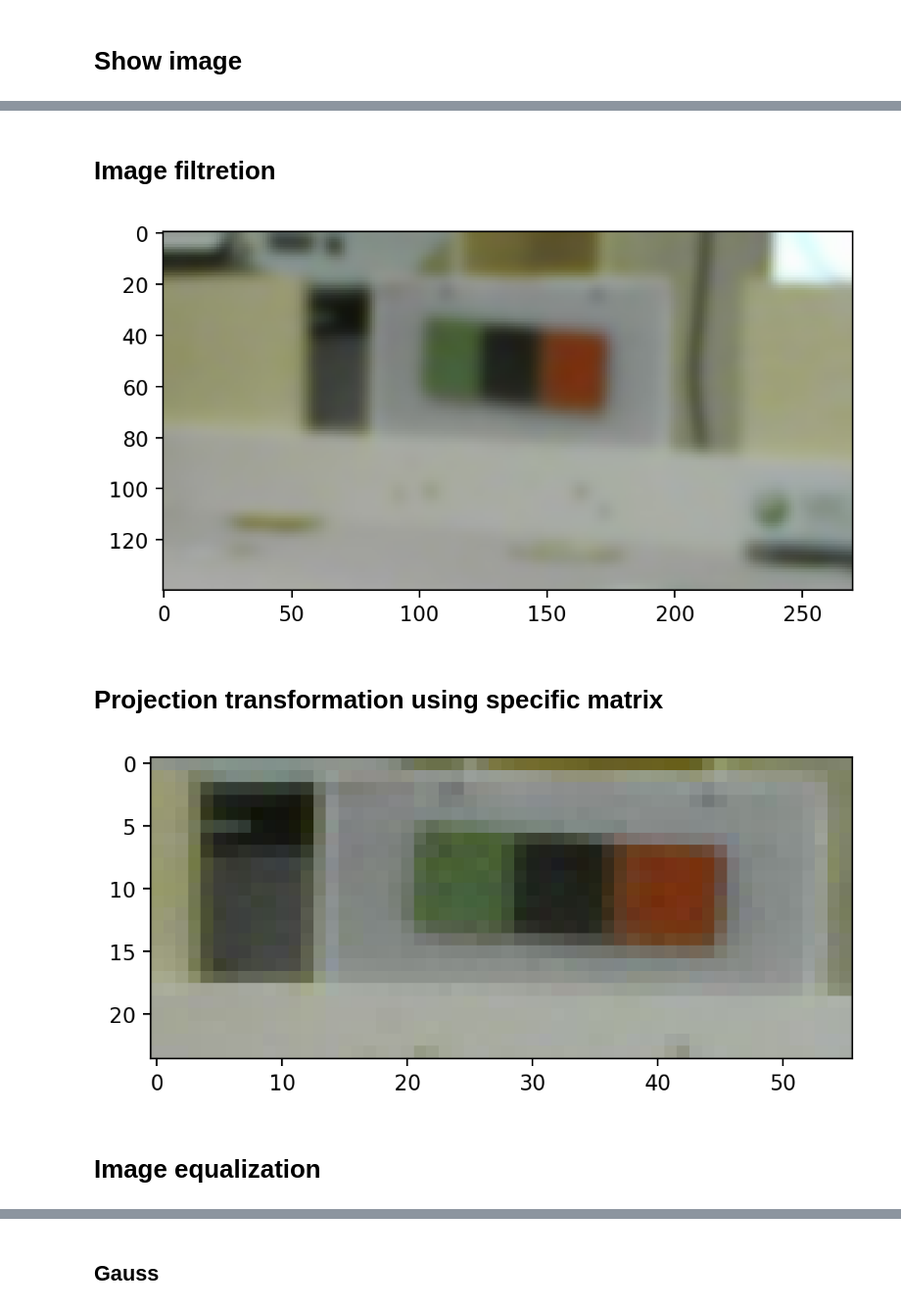
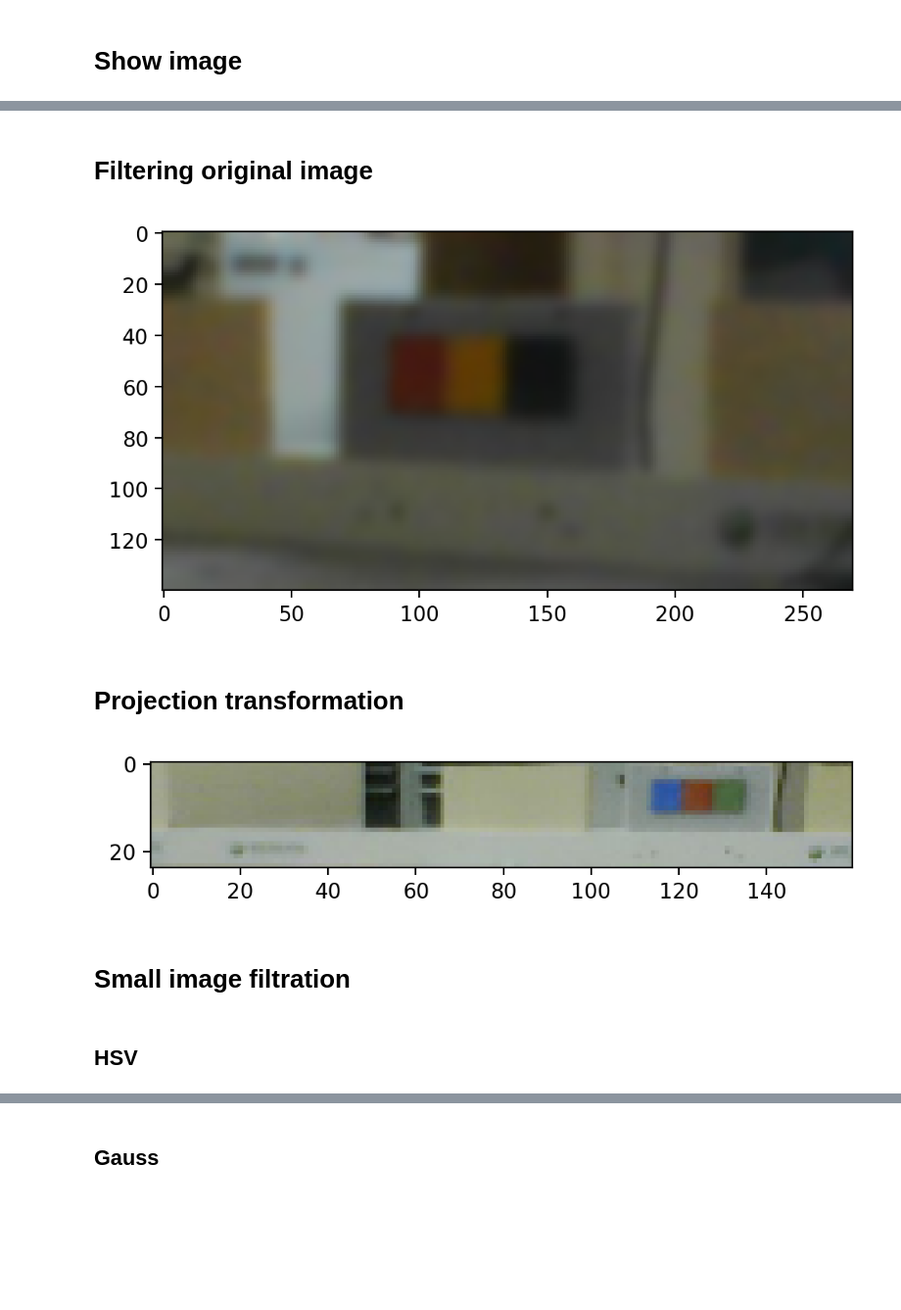
Before and after one commit to SkoltechRobotics/Eurobot2018, a Jupyter notebook: ComputerVision/CubeSequenceRecognition/PlanRecognition.ipynb, the cells around one changed output, grey strips where cells are left out. Shown at 98% size. Cells and saved outputs as stored; diff of their text form; code cells hidden in the pictures; blank space fills up the shorter version.

Commit message:
Add some filtretions

```diff
--- a/ComputerVision/CubeSequenceRecognition/PlanRecognition.ipynb
+++ b/ComputerVision/CubeSequenceRecognition/PlanRecognition.ipynb
@@ -64,7 +61,8 @@ ax.imshow(orig_colors_img)
 # %% [markdown]
 # Show image
 # %%
-img = cv2.cvtColor(cv2.imread("imgs/321_1.png"), cv2.COLOR_BGR2RGB)
+n_transformation = 1
+raw_img = cv2.cvtColor(cv2.imread("old_imgs/013.png"), cv2.COLOR_BGR2RGB)
 fig, ax = plt.subplots(1, 1, figsize=(6, 4), dpi=200)
-ax.imshow(img);
+ax.imshow(raw_img);
 # %% [output]
@@ -72,38 +70,37 @@ ax.imshow(img);
-# %% [markdown]
-# Image filtretion
+# %% [markdown]
+# Filtering original image
 # %%
-img_small_1 = img[460:600, 730:1000]
+img_small_1 = raw_img[460:600, 730:1000]
 fig, ax = plt.subplots(1, 1, figsize=(6, 4), dpi=200)
-img1 = skimage.filters.gaussian(img_small_1, 2)
+img_small_1 = (skimage.filters.gaussian(img_small_1, 2) * 255).astype(np.uint8)
 # img1 = img_small_1 / 255.
-c = -0.10
-laplace_img = img1
-laplace_img1 = np.zeros_like(laplace_img)
-for ch in range(3):
-    laplace_img1[:, :, ch] = skimage.filters.laplace(laplace_img[:, :, ch], ksize=6)
-laplace_img = c * laplace_img1 + laplace_img
-laplace_img = (laplace_img.clip(0, 1))
-img_small_1 = (laplace_img * 255).astype(np.uint8)
+# c = -0.10
+# laplace_img = img1
+# laplace_img1 = np.zeros_like(laplace_img)
+# for ch in range(3):
+#     laplace_img1[:, :, ch] = skimage.filters.laplace(laplace_img[:, :, ch], ksize=6)
+# laplace_img = c * laplace_img1 + laplace_img
+# laplace_img = (laplace_img.clip(0, 1))
+# img_small_1 = (laplace_img * 255).astype(np.uint8)
 ax.imshow(img_small_1);
 # %% [output]
-[figure, old version]
+[figure, new version]
 # %% [markdown]
-# Projection transformation using specific matrix
+# Projection transformation
 # %%
 step = 4
 # %%
-# img_points = np.float32([(743, 590), (744, 527), (860, 528), (861, 596)])
-# h_border = 3 * step * 2
-# w_border = 20 * step * 2
-img_points = np.float32([(798, 549), (798, 488), (912, 487), (912, 553)])
-# d_point = np.float32((730, 460))
-# img_points -= d_point
-h_border = 3 * step * 2
-w_border = 7 * step * 2
-h_rect = int(130 / 30 * step)
-w_rect = int(300 / 30 * step)
-dw = (w_border - w_rect) / 2
-dh = (h_border - h_rect) / 2
-real_points = np.float32([(dw, h_border - dh), (dw, dh),
-                          (w_border - dw, dh), (w_border - dw, h_border - dh)])
-M = cv2.getPerspectiveTransform(img_points, real_points)
+def transformation_params(n):
+    img_points = [np.float32([(743, 590), (744, 527), (860, 528), (861, 596)]),
+                  np.float32([(798, 549), (798, 488), (912, 487), (912, 553)]),
+                  np.float32([(798, 549), (798, 488), (912, 487), (912, 553)]) - np.float32((730, 460))][n]
+    h_border = [3 * step * 2, 3 * step * 2, 3 * step * 2][n]
+    w_border = [20 * step * 2, 7 * step * 2, 7 * step * 2][n]
+    h_rect = int(130 / 30 * step)
+    w_rect = int(300 / 30 * step)
+    dw = (w_border - w_rect) / 2
+    dh = (h_border - h_rect) / 2
+    real_points = np.float32([(dw, h_border - dh), (dw, dh),
+                              (w_border - dw, dh), (w_border - dw, h_border - dh)])
+    M = cv2.getPerspectiveTransform(img_points, real_points)
+    return M, (w_border, h_border)
@@ -132,8 +107,11 @@ M2 = cv2.getPerspectiveTransform(img_points, real_points)
 # %%
-small_img = cv2.warpPerspective(img, M, (w_border, h_border))
+n_transform = 0
+small_img = cv2.warpPerspective(raw_img, *transformation_params(n_transform))
 fig, ax = plt.subplots(1, 1, figsize=(6, 4), dpi=200)
 ax.imshow(small_img);
 # %% [output]
-[figure, old version]
+[figure, new version]
-# %% [markdown]
-# Image equalization
+# %% [markdown]
+# Small image filtration
+# %% [markdown]
+## HSV
```
Also changed, not shown: parts of 54 cells of this notebook.
